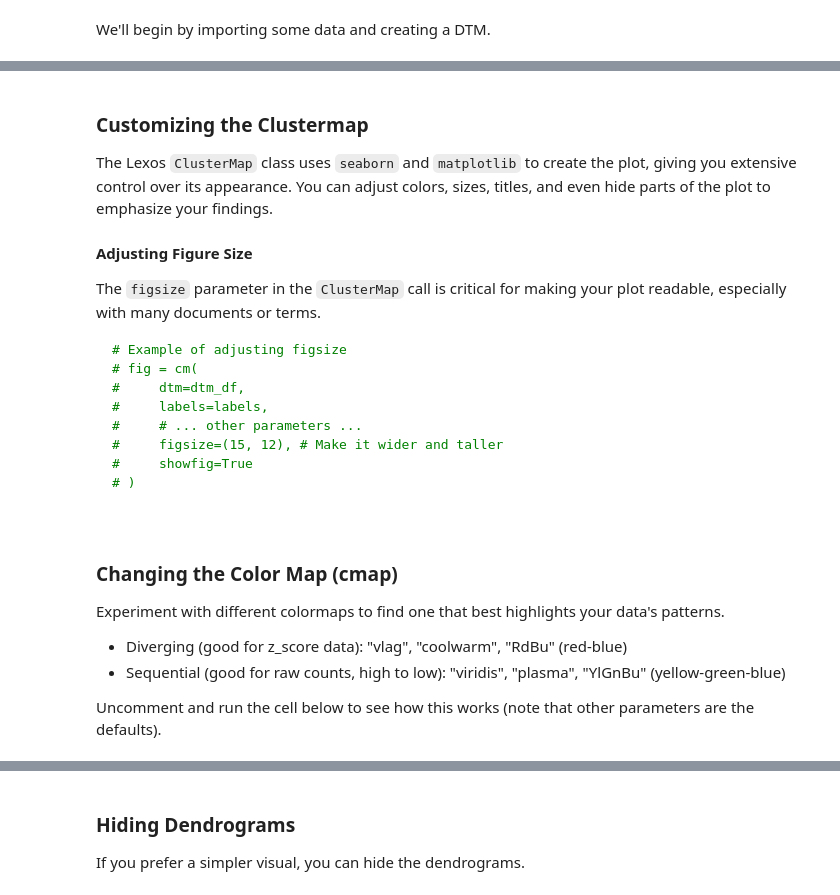
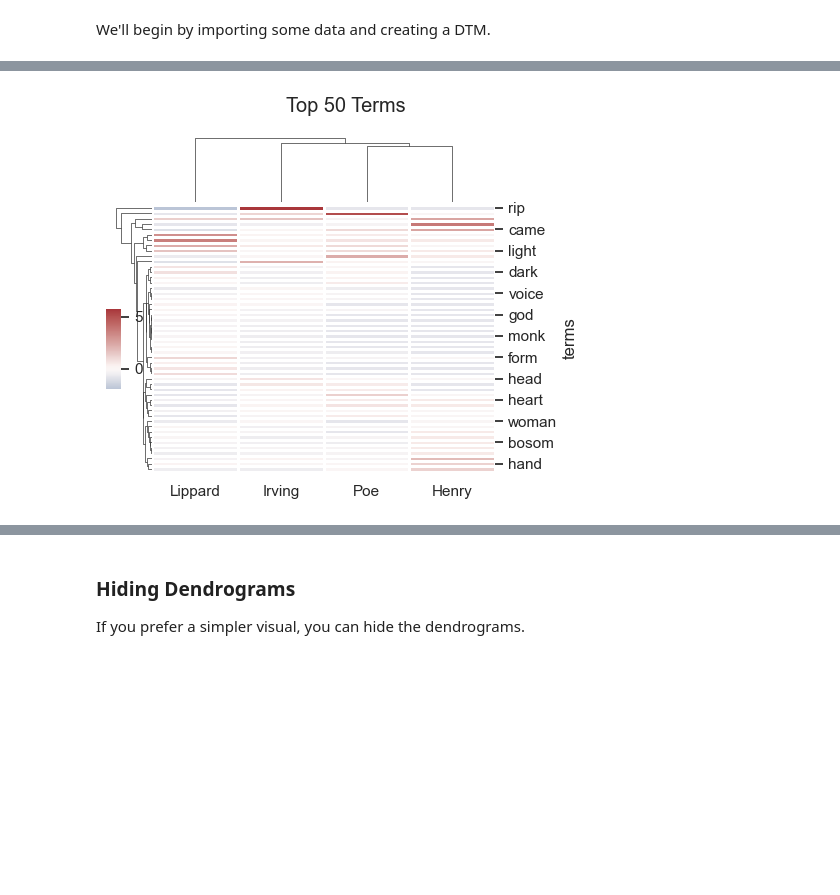
Before and after one commit to mangabe16/lexos, a Jupyter notebook: doc_src/docs/tutorials/cluster/clustermap_tutorial.ipynb, the cells around one changed output, grey strips where cells are left out. Saved outputs shown, nothing was run; the diff lists cells and outputs as text; code cells hidden in the pictures; blank space fills up the shorter version.

Commit message:
Add refactored clustermap

````diff
--- a/doc_src/docs/tutorials/cluster/clustermap_tutorial.ipynb
+++ b/doc_src/docs/tutorials/cluster/clustermap_tutorial.ipynb
@@ -34,0 +31,13 @@ print(f"DTM created with {dtm.to_df().shape[1]} documents and {dtm.to_df().shape
+# %%
+# Create lists of doc tokens, removing spaces, punctuation, and digits
+doc_tokens = []
+for doc in docs:
+    tokens = [token.text for token in doc if not (token.is_space or token.is_punct or token.is_digit or token.is_stop)]
+    doc_tokens.append(tokens)
+
+# Create a Document-Term Matrix (DTM)
+dtm = DTM(max_n_terms=50)
+dtm(docs=doc_tokens, labels=labels)
+num_terms, num_docs = dtm.to_df().shape
+
+print(f"DTM created with {num_docs} documents and {num_terms} unique terms.")
@@ -114,26 +61,0 @@ The Clustermap allows you to go beyond simple similarity and pinpoint *which spe
-# %% [markdown]
-### Customizing the Clustermap
-
-The Lexos `ClusterMap` class uses `seaborn` and `matplotlib` to create the plot, giving you extensive control over its appearance. You can adjust colors, sizes, titles, and even hide parts of the plot to emphasize your findings.
-
-#### Adjusting Figure Size
-
-The `figsize` parameter in the `ClusterMap` call is critical for making your plot readable, especially with many documents or terms.
-
-```python
-# Example of adjusting figsize
-# fig = cm(
-#     dtm=dtm_df,
-#     labels=labels,
-#     # ... other parameters ...
-#     figsize=(15, 12), # Make it wider and taller
-#     showfig=True
-# )
-# %% [markdown]
-### Changing the Color Map (cmap)
-Experiment with different colormaps to find one that best highlights your data's patterns.
-
-- Diverging (good for z_score data): "vlag", "coolwarm", "RdBu" (red-blue)
-- Sequential (good for raw counts, high to low): "viridis", "plasma", "YlGnBu" (yellow-green-blue)
-
-Uncomment and run the cell below to see how this works (note that other parameters are the defaults).
@@ -147,0 +62,8 @@ Uncomment and run the cell below to see how this works (note that other paramete
+# %%
+# Import the Clustermap class
+from lexos.cluster import Clustermap
+
+cm = Clustermap(dtm=dtm, title="Top 50 Terms", figsize=(5, 4))
+cm.show()
+# %% [output]
+[figure, added]
````
Also changed, not shown: parts of 22 cells of this notebook, 8 other files.
